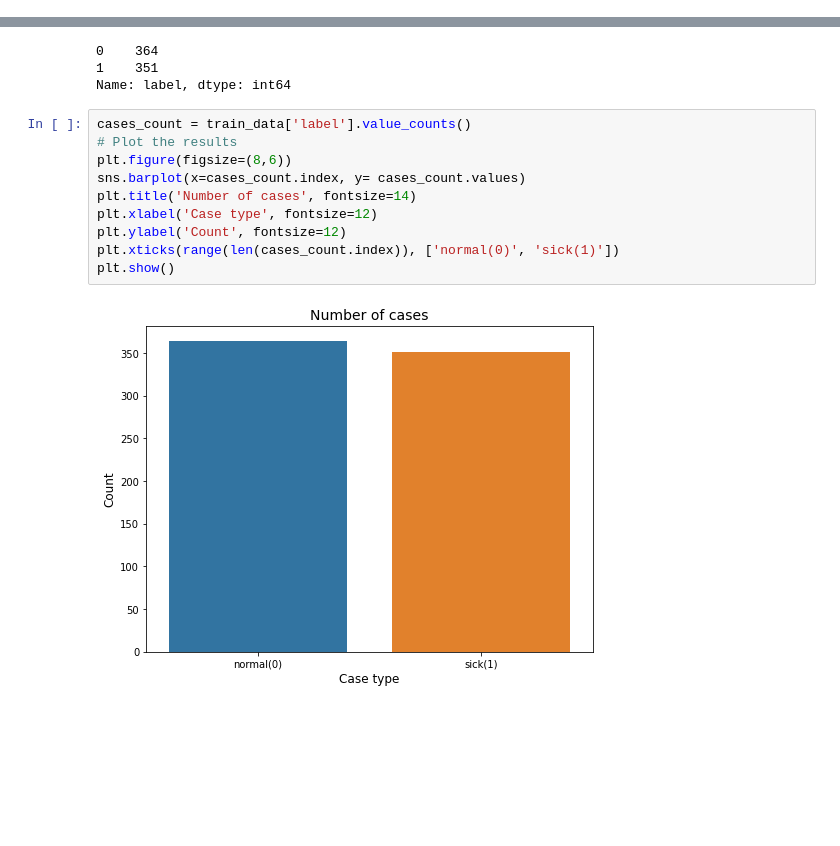
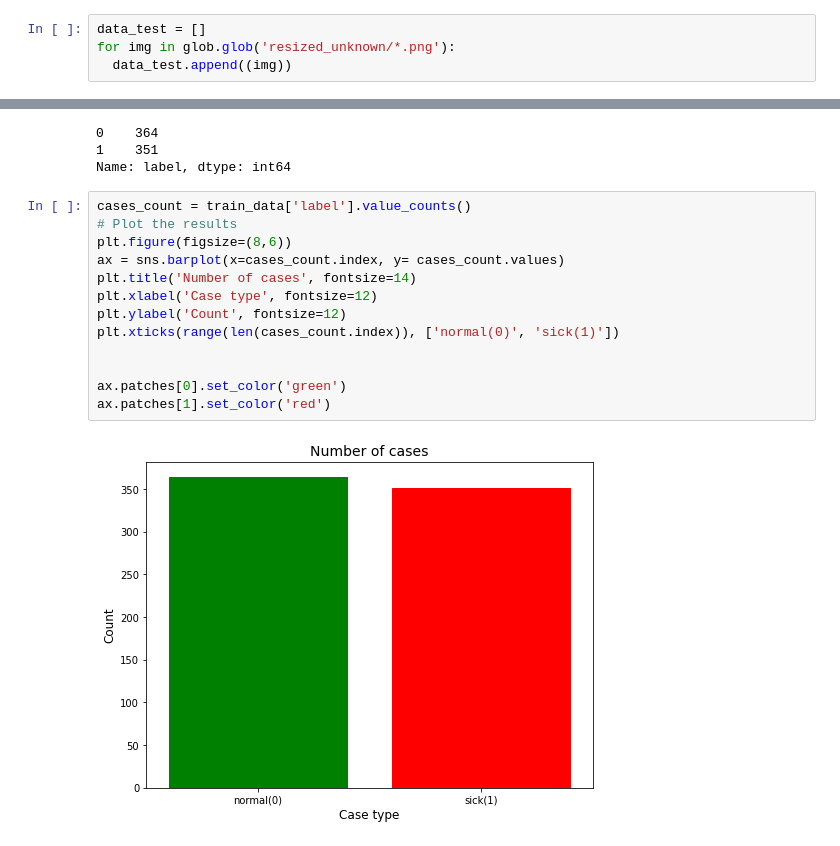
Before and after one commit to sulaiman-kagumire/MCS7204-Deep-Learning-Project, a Jupyter notebook: chest_opacity_classification.ipynb, the cells around one changed output, grey strips where cells are left out. Drawn from its saved outputs; the diff is of its cells as text; blank space fills up the shorter version.

```diff
--- a/chest_opacity_classification.ipynb
+++ b/chest_opacity_classification.ipynb
@@ -34,0 +35,4 @@ normal  Resized_Shapes  sick
+# %%
+data_test = []
+for img in glob.glob('resized_unknown/*.png'):
+  data_test.append((img))
@@ -70,12 +111,15 @@ Name: label, dtype: int64
 # %%
 cases_count = train_data['label'].value_counts()
 # Plot the results
 plt.figure(figsize=(8,6))
-sns.barplot(x=cases_count.index, y= cases_count.values)
+ax = sns.barplot(x=cases_count.index, y= cases_count.values)
 plt.title('Number of cases', fontsize=14)
 plt.xlabel('Case type', fontsize=12)
 plt.ylabel('Count', fontsize=12)
 plt.xticks(range(len(cases_count.index)), ['normal(0)', 'sick(1)'])
-plt.show()
+
+
+ax.patches[0].set_color('green')
+ax.patches[1].set_color('red')
 # %% [output]
-[figure, old version]
+[figure, new version]
```
Also changed, not shown: parts of 60 cells of this notebook.
